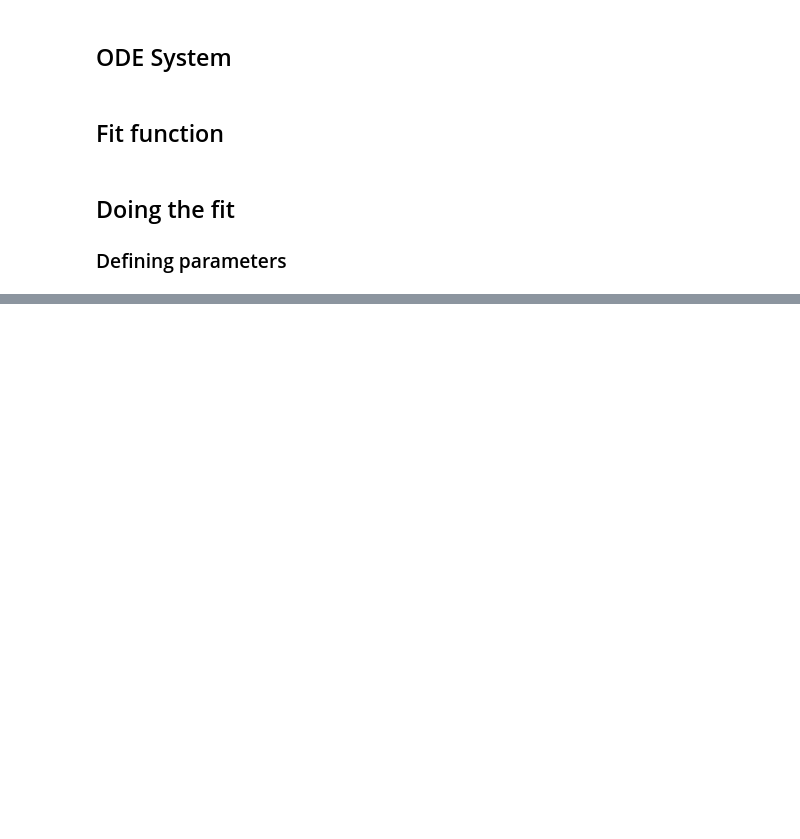
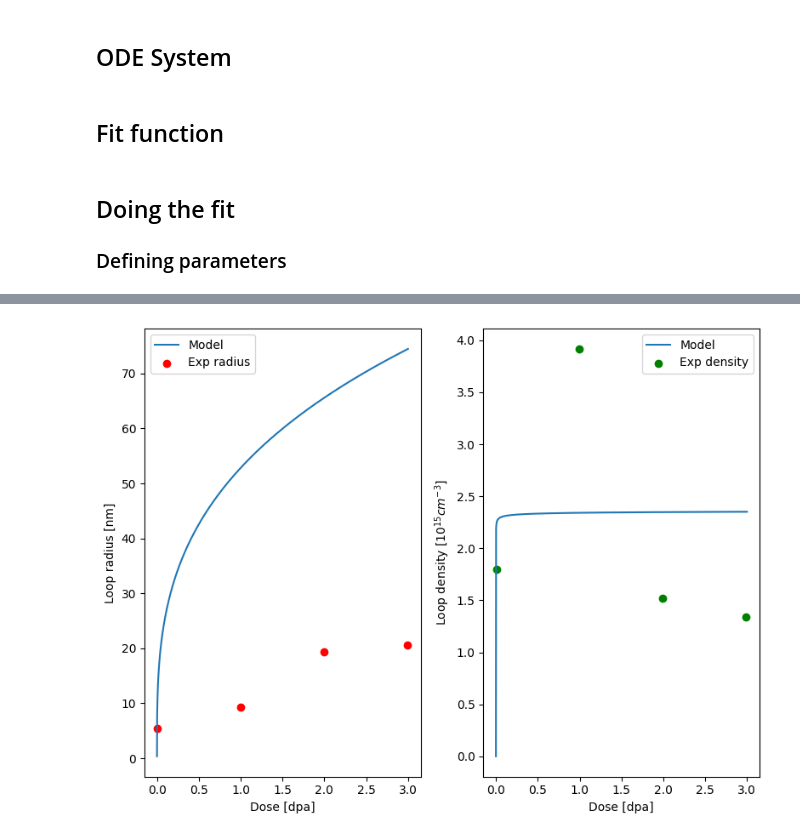
Before and after one commit to Worfran/OSU-MAE-Frank, a Jupyter notebook: src/jupyter/UC-ode.ipynb, the cells around one changed output, grey strips where cells are left out. Drawn from its saved outputs; the diff is of its cells as text; code cells hidden in the pictures; blank space fills up the shorter version.

Commit message:
Some how working on UC model

```diff
--- a/src/jupyter/UC-ode.ipynb
+++ b/src/jupyter/UC-ode.ipynb
@@ -274,0 +394,23 @@ t_eval = np.linspace(t0, t_end, 3000)
+# %%
+# Overlay experimental points
+dose_model = sol_fit.t * G_0
+plt.figure(figsize=(8,6))
+
+# Radius
+plt.subplot(1,2,1)
+plt.plot(dose_model, results['R_L']*1e7, label="Model")  # radius nm
+plt.scatter(dose_exp_R, R_exp*1e7, color="red", label="Exp radius")
+plt.xlabel("Dose [dpa]"); plt.ylabel("Loop radius [nm]")
+plt.legend()
+
+# Density
+plt.subplot(1,2,2)
+plt.plot(dose_model, results['N_L']*1e-15, label="Model")  # density
+plt.scatter(dose_exp_N, N_exp*1e-15, color="green", label="Exp density")
+plt.xlabel("Dose [dpa]"); plt.ylabel("Loop density [$10^{15} cm^{-3}$]")
+plt.legend()
+
+plt.tight_layout()
+plt.show()
+# %% [output]
+[figure, added]
```
Also changed, not shown: parts of 12 cells of this notebook, 1 other file.
